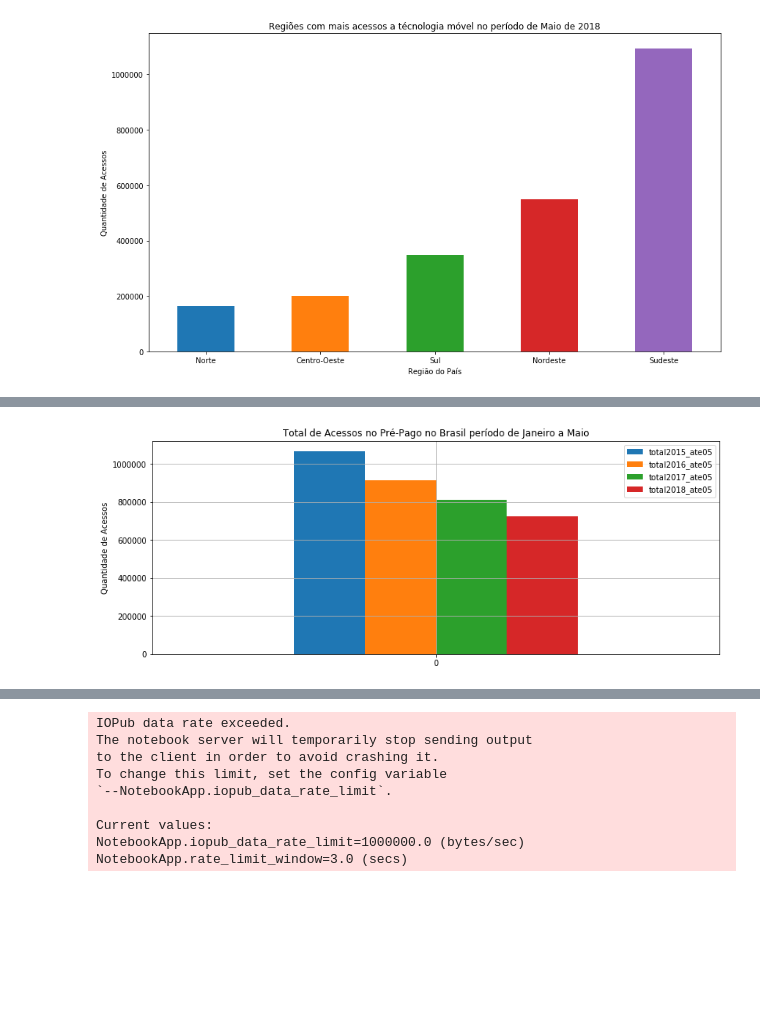
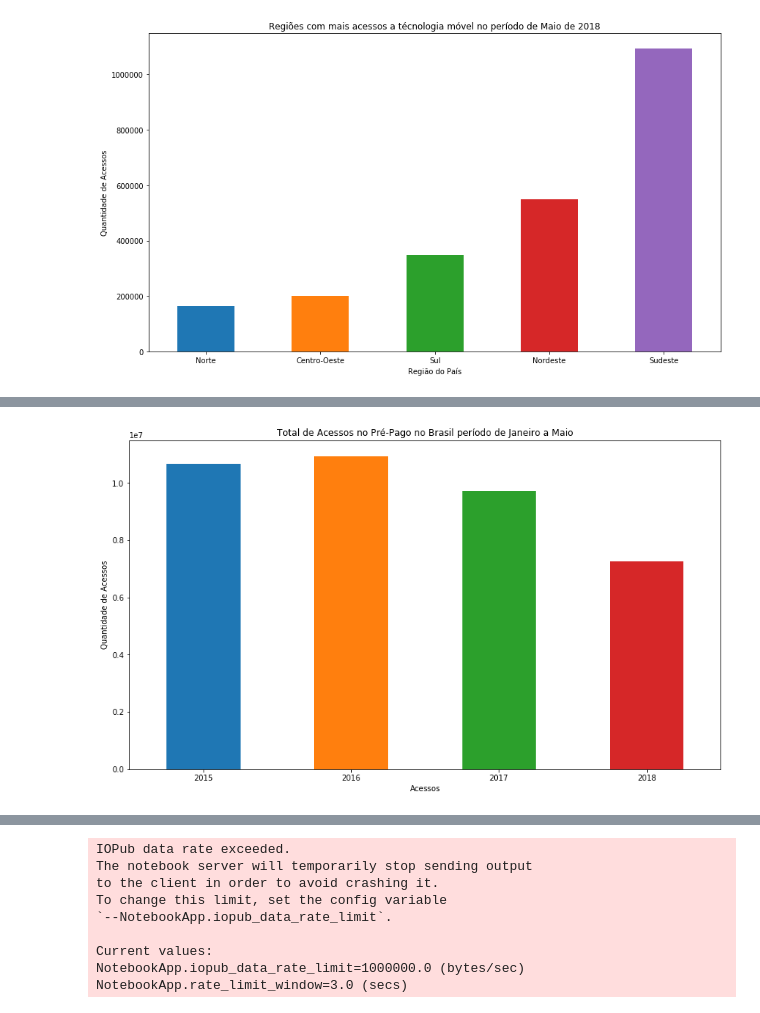
Before and after one commit to WanderWashington/AnaliseAnatel, a Jupyter notebook: Resultados.ipynb, the cells around one changed output, grey strips where cells are left out. Cells and saved outputs as stored; diff of their text form; code cells hidden in the pictures; blank space fills up the shorter version.

```diff
--- a/Resultados.ipynb
+++ b/Resultados.ipynb
@@ -201,10 +235,67 @@ pre_medias
-# %%
-pre_medias.groupby('Tipo')['total2015_ate05','total2016_ate05','total2017_ate05','total2018_ate05'].head(20).plot(kind='bar',figsize=(13,5), grid=True, rot=0)
-
-plt.title("Total de Acessos no Pré-Pago no Brasil período de Janeiro a Maio")
-plt.xlabel("")
-plt.ylabel("Quantidade de Acessos")
-plt.show()
-# %% [output]
-[figure, removed]
+# %%
+pre_pago= pd.DataFrame()
+
+#criando um dataframe para guardar as medias de pós-pago em forma de linha/coluna
+pos_pago= pd.DataFrame()
+
+#dividindo em dois dataframes, pré e pós.
+pre = tipo_prepos.query('Tipo == "Pré-pago"')
+pos = tipo_prepos.query('Tipo == "Pós-pago"')
+
+
+
+#Somando os valores entre Janeiro e Maio dos anos de 2015 ate 2018, separados pelos seus respectivos anos
+
+soma2015=pre.iloc[:,1:6].sum(axis=1)
+soma2016=pre.iloc[:,13:19].sum(axis=1)
+soma2017=pre.iloc[:,25:31].sum(axis=1)
+soma2018=pre.iloc[:,37:43].sum(axis=1)
+
+
+#Para facilitar na compreensão gráfica dos valores, foram feitas as seguintes divisões, a fim de simplificar.
+auxiliar2015= soma2015.values
+auxiliar2015= auxiliar2015[0]
+
+auxiliar2016=soma2016.values
+auxiliar2016=auxiliar2016[0]
+
+auxiliar2017= soma2017.values
+auxiliar2017= auxiliar2017[0]
+
+auxiliar2018= soma2018.values
+auxiliar2018= auxiliar2018[0]
+
+
+soma2015 =auxiliar2015/100
+soma2016= auxiliar2016/100
+soma2017= auxiliar2017/100
+soma2018= auxiliar2018/100
+
+
+lista_totais_2018=[]
+lista_totais_2018.append(soma2015)
+lista_totais_2018.append(soma2016)
+lista_totais_2018.append(soma2017)
+lista_totais_2018.append(soma2018)
+
+
+PrePago_Totais= pd.DataFrame()
+PrePago_Totais['Ano']=''
+PrePago_Totais['Total_Ate_Maio']=''
+
+for valor in range(0,len(lista_totais_2018)):#Lendo os valores guardados em uma lista
+    PrePago_Totais.set_value(valor, 'Total_Ate_Maio', lista_totais_2018[valor])#Gravando os valores do nosso dataframe
+
+for valor in range(0,len(lista_anos_2018)):#Lendo os valores guardados em uma lista
+    PrePago_Totais.set_value(valor, 'Ano', lista_anos_2018[valor])#Gravando os valores do nosso dataframe
+
+
+PrePago_Totais.set_index("Ano",drop=True,inplace=True)
+PrePago_Totais['Total_Ate_Maio'].plot(kind='bar',figsize=(14,8), grid=False, rot=0)
+plt.title("Total de Acessos no Pré-Pago no Brasil período de Janeiro a Maio")
+plt.xlabel("Acessos")
+plt.ylabel("Quantidade de Acessos")
+plt.show()
+# %% [output]
+[figure, added]
 # %%
```
Also changed, not shown: parts of 8 cells of this notebook.
